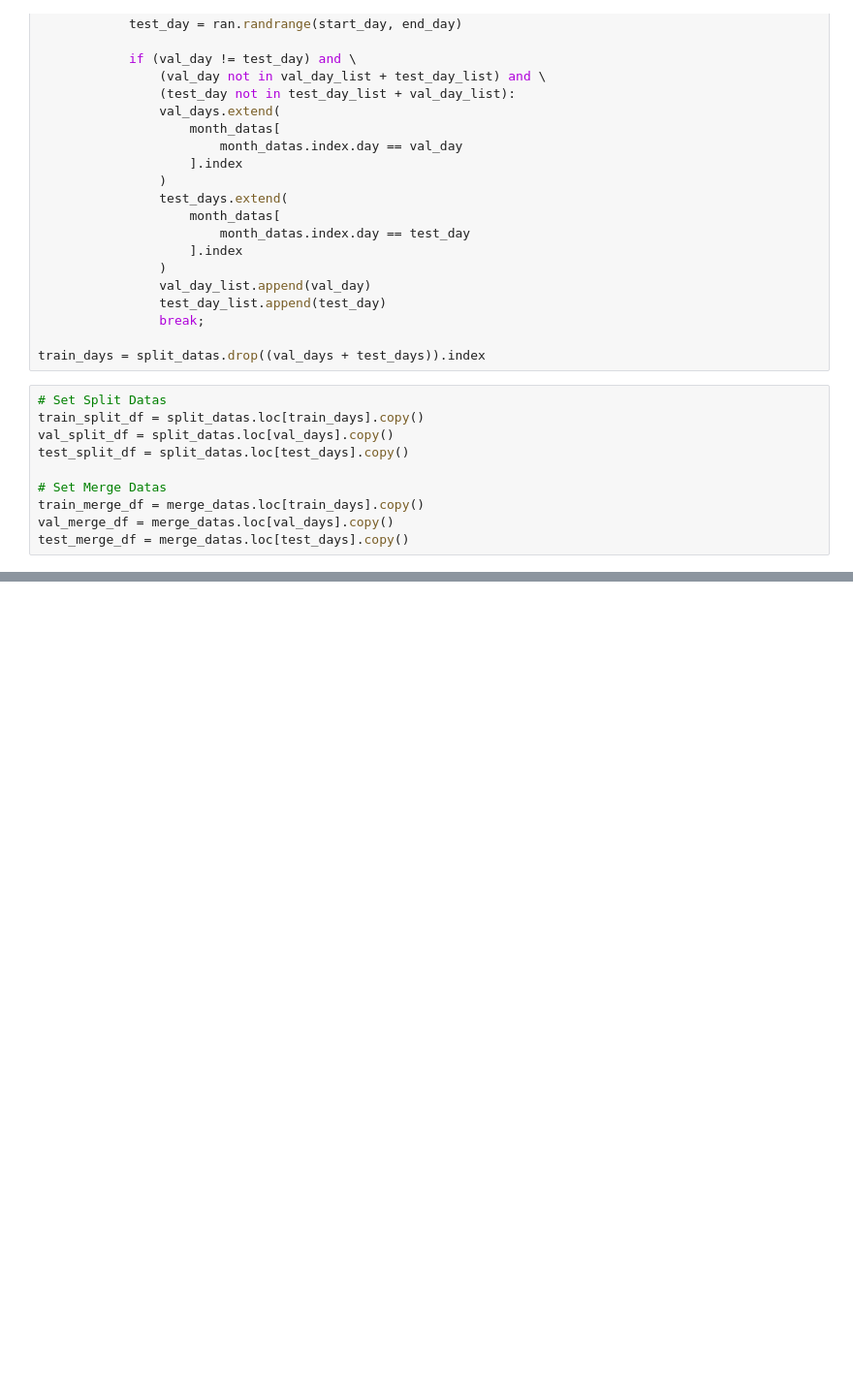
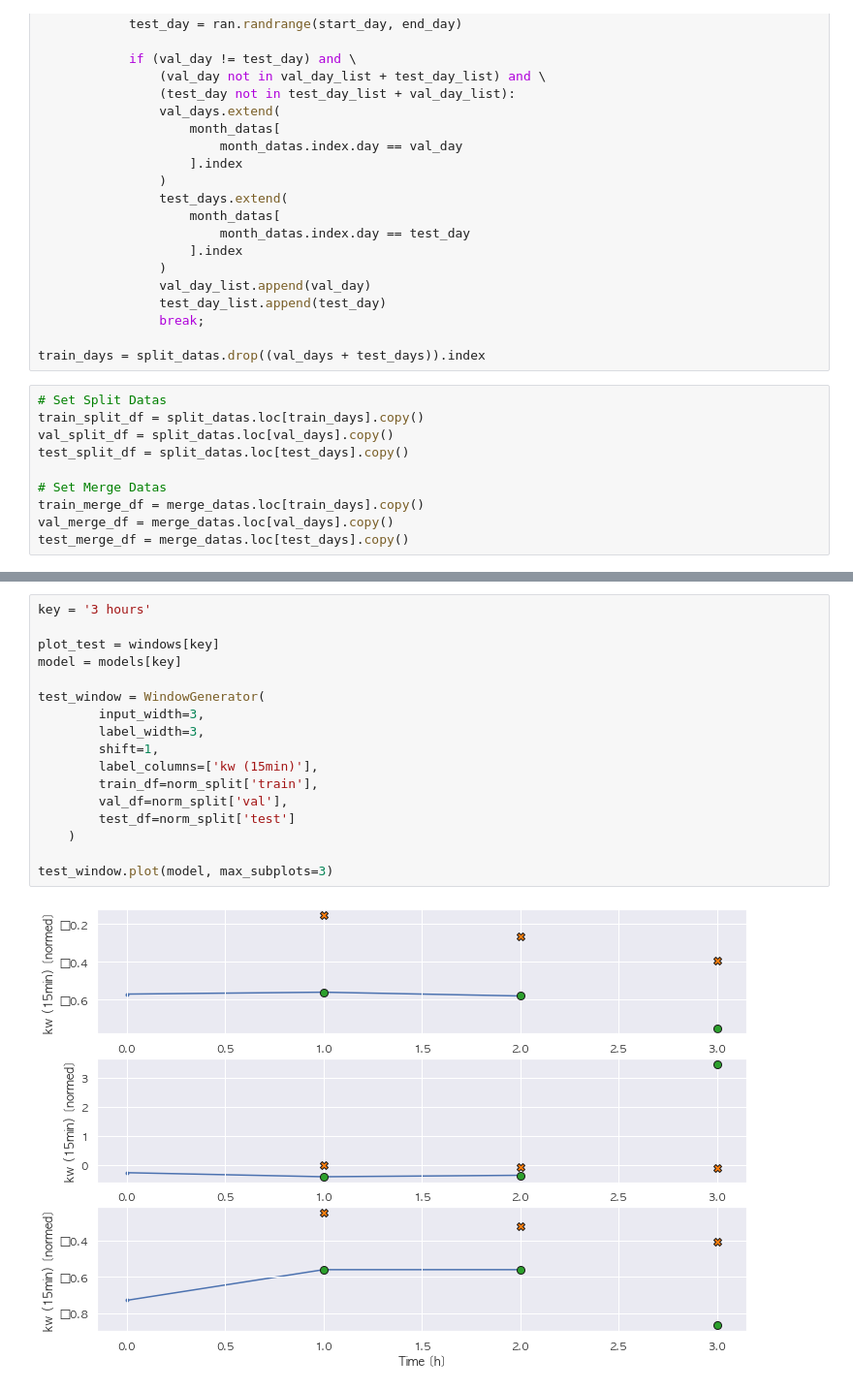
Before and after one commit to formegusto/study-timeseriesforecasting, a Jupyter notebook: Time Series Forecasting 정리 (TensorFlow Document).ipynb, the cells around one changed output, grey strips where cells are left out. Shown at 97% size. Saved outputs shown, nothing was run; the diff lists cells and outputs as text; blank space fills up the shorter version.

```diff
--- a/Time Series Forecasting 정리 (TensorFlow Document).ipynb
+++ b/Time Series Forecasting 정리 (TensorFlow Document).ipynb
@@ -334,0 +486,19 @@ sns.violinplot(data=norm_merge['a'])
+# %%
+key = '3 hours'
+
+plot_test = windows[key]
+model = models[key]
+
+test_window = WindowGenerator(
+        input_width=3,
+        label_width=3,
+        shift=1,
+        label_columns=['kw (15min)'],
+        train_df=norm_split['train'],
+        val_df=norm_split['val'],
+        test_df=norm_split['test']
+    )
+
+test_window.plot(model, max_subplots=3)
+# %% [output]
+[figure, added]
```
Also changed, not shown: parts of 16 cells of this notebook.
